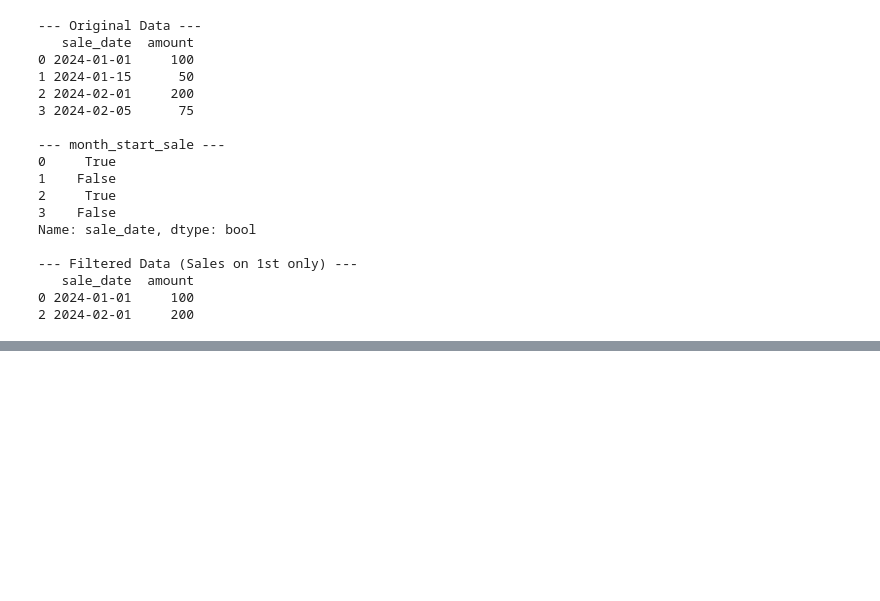
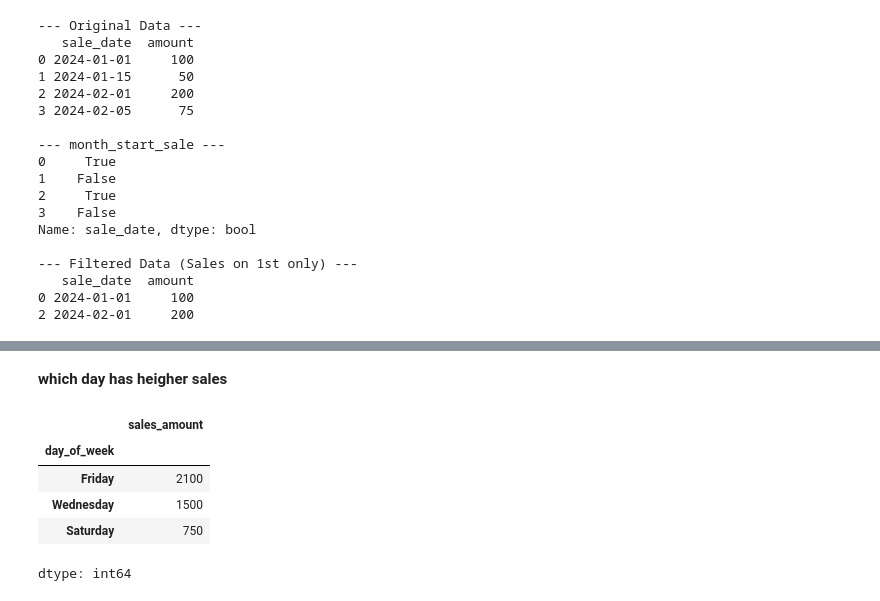
Before and after one commit to ak786abdullah/pandas-library-practice-, a Jupyter notebook: pandas practice, notes&projects (basic to advance).ipynb, the cells around one changed output, grey strips where cells are left out. Saved outputs shown, nothing was run; the diff lists cells and outputs as text; code cells hidden in the pictures; blank space fills up the shorter version.

```diff
--- a/pandas practice, notes&projects (basic to advance).ipynb
+++ b/pandas practice, notes&projects (basic to advance).ipynb
@@ -1488,0 +1508,16 @@ Name: sale_date, dtype: bool
+# %%
+import pandas as pd
+
+# Creating the dataset
+data = {
+    'transaction_date': pd.to_datetime([
+        '2025-01-15', '2025-01-18', '2025-01-22',
+        '2025-02-05', '2025-02-14', '2025-02-28'
+    ]),
+    'sales_amount': [500, 750, 400, 600, 1200, 900]
+}
+
+df = pd.DataFrame(data)
+
+print("Raw Data:")
+print(df)
@@ -1488,0 +1533,3 @@ Name: sale_date, dtype: bool
+# %%
+df["day_of_week"]=df["transaction_date"].dt.day_name()
+df["Month_year"]=df["transaction_date"].dt.strftime("%b-%y")
@@ -1488,0 +1544,11 @@ Name: sale_date, dtype: bool
+# %% [markdown]
+**which day has heigher sales**
+# %%
+df.groupby("day_of_week")["sales_amount"].sum().sort_values(ascending=False)
+# %% [output]
+|  | sales_amount |
+| day_of_week |  |
+| Friday | 2100 |
+| Wednesday | 1500 |
+| Saturday | 750 |
+dtype: int64
```
Also changed, not shown: parts of 7 cells of this notebook.
